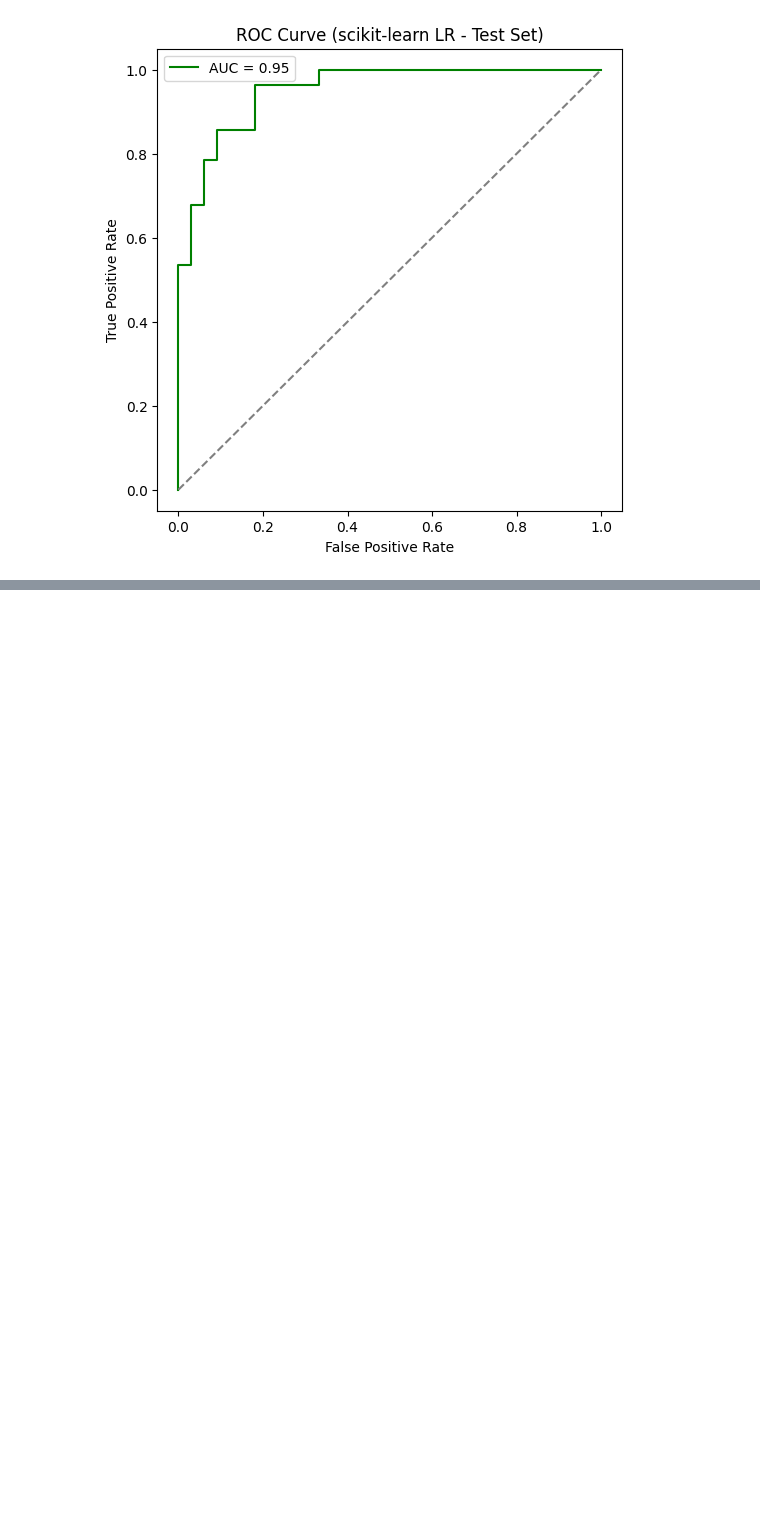
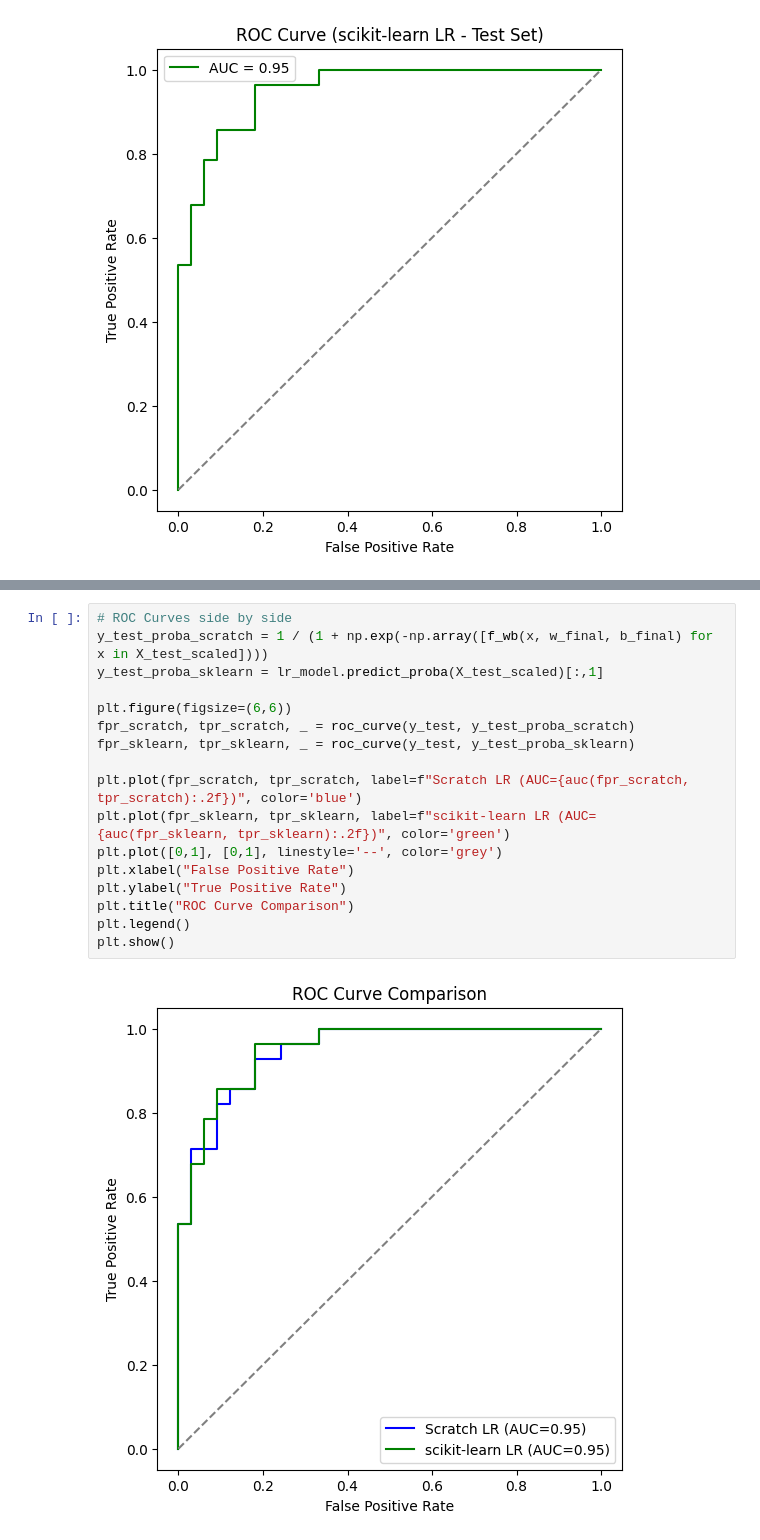
Before and after one commit to Ersatz-xD/ml-supervised, a Jupyter notebook: logistic_regression/heart_disease_cleveland.ipynb, the cells around one changed output, grey strips where cells are left out. Drawn from its saved outputs; the diff is of its cells as text; blank space fills up the shorter version.

```diff
--- a/logistic_regression/heart_disease_cleveland.ipynb
+++ b/logistic_regression/heart_disease_cleveland.ipynb
@@ -513,0 +574,19 @@ plt.show()
+# %%
+# ROC Curves side by side
+y_test_proba_scratch = 1 / (1 + np.exp(-np.array([f_wb(x, w_final, b_final) for x in X_test_scaled])))
+y_test_proba_sklearn = lr_model.predict_proba(X_test_scaled)[:,1]
+
+plt.figure(figsize=(6,6))
+fpr_scratch, tpr_scratch, _ = roc_curve(y_test, y_test_proba_scratch)
+fpr_sklearn, tpr_sklearn, _ = roc_curve(y_test, y_test_proba_sklearn)
+
+plt.plot(fpr_scratch, tpr_scratch, label=f"Scratch LR (AUC={auc(fpr_scratch, tpr_scratch):.2f})", color='blue')
+plt.plot(fpr_sklearn, tpr_sklearn, label=f"scikit-learn LR (AUC={auc(fpr_sklearn, tpr_sklearn):.2f})", color='green')
+plt.plot([0,1], [0,1], linestyle='--', color='grey')
+plt.xlabel("False Positive Rate")
+plt.ylabel("True Positive Rate")
+plt.title("ROC Curve Comparison")
+plt.legend()
+plt.show()
+# %% [output]
+[figure, added]
```
Also changed, not shown: parts of 4 cells of this notebook.
